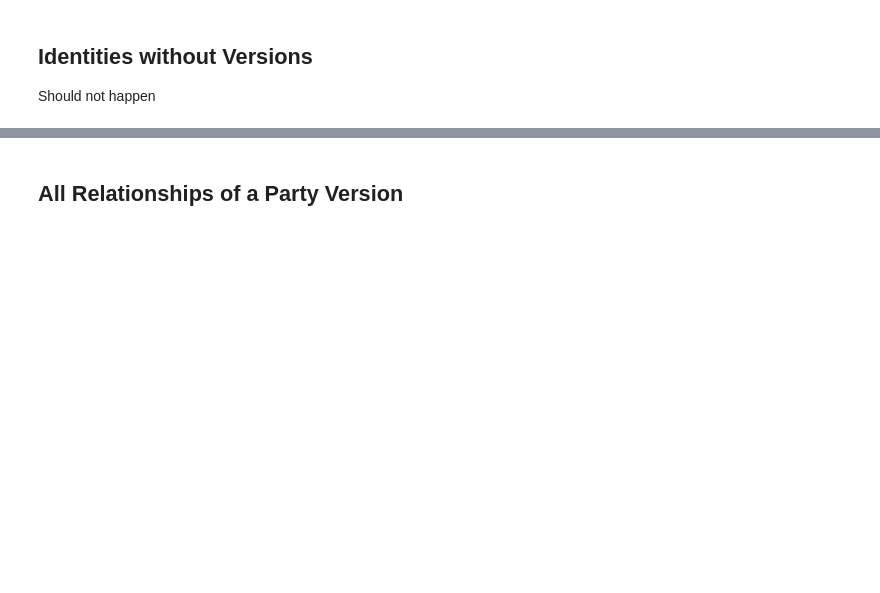
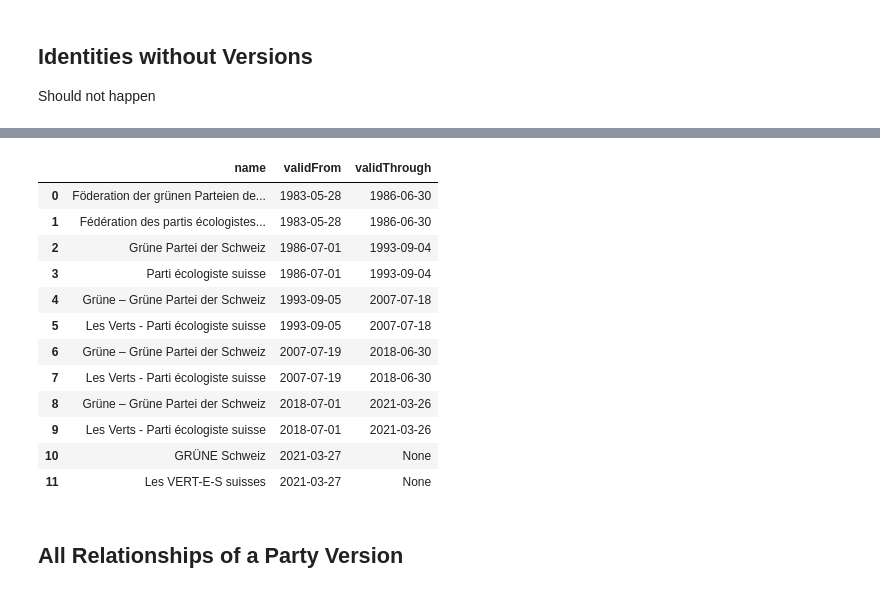
Before and after one commit to swiss/fch-political-party-pipeline, a Jupyter notebook: notebooks/2_use.ipynb, the cells around one changed output, grey strips where cells are left out. Cells and saved outputs as stored; diff of their text form; code cells hidden in the pictures; blank space fills up the shorter version.

```diff
--- a/notebooks/2_use.ipynb
+++ b/notebooks/2_use.ipynb
@@ -79,3 +119,38 @@ display(df)
+# %%
+query = """
+
+PREFIX vl: <https://version.link/>
+PREFIX schema: <http://schema.org/>
+
+SELECT ?name ?validFrom ?validThrough WHERE {
+    ?version vl:identity <https://politics.ld.admin.ch/party-id/5> ;
+        schema:name ?name ;
+        schema:validFrom ?validFrom .
+
+    OPTIONAL {
+        ?version schema:validThrough ?validThrough .
+    }
+} ORDER BY ?validFrom
+
+"""
+# %%
+df = sparql_to_df(g, query)
+
+display(df)
+# %% [output]
+|  | name | validFrom | validThrough |
+| 0 | Föderation der grünen Parteien de... | 1983-05-28 | 1986-06-30 |
+| 1 | Fédération des partis écologistes... | 1983-05-28 | 1986-06-30 |
+| 2 | Grüne Partei der Schweiz | 1986-07-01 | 1993-09-04 |
+| 3 | Parti écologiste suisse | 1986-07-01 | 1993-09-04 |
+| 4 | Grüne – Grüne Partei der Schweiz | 1993-09-05 | 2007-07-18 |
+| 5 | Les Verts - Parti écologiste suisse | 1993-09-05 | 2007-07-18 |
+| 6 | Grüne – Grüne Partei der Schweiz | 2007-07-19 | 2018-06-30 |
+| 7 | Les Verts - Parti écologiste suisse | 2007-07-19 | 2018-06-30 |
+| 8 | Grüne – Grüne Partei der Schweiz | 2018-07-01 | 2021-03-26 |
+| 9 | Les Verts - Parti écologiste suisse | 2018-07-01 | 2021-03-26 |
+| 10 | GRÜNE Schweiz | 2021-03-27 | None |
+| 11 | Les VERT-E-S suisses | 2021-03-27 | None |
 # %% [markdown]
 ## All Relationships of a Party Version
 # %%
```
Also changed, not shown: parts of 10 cells of this notebook.
